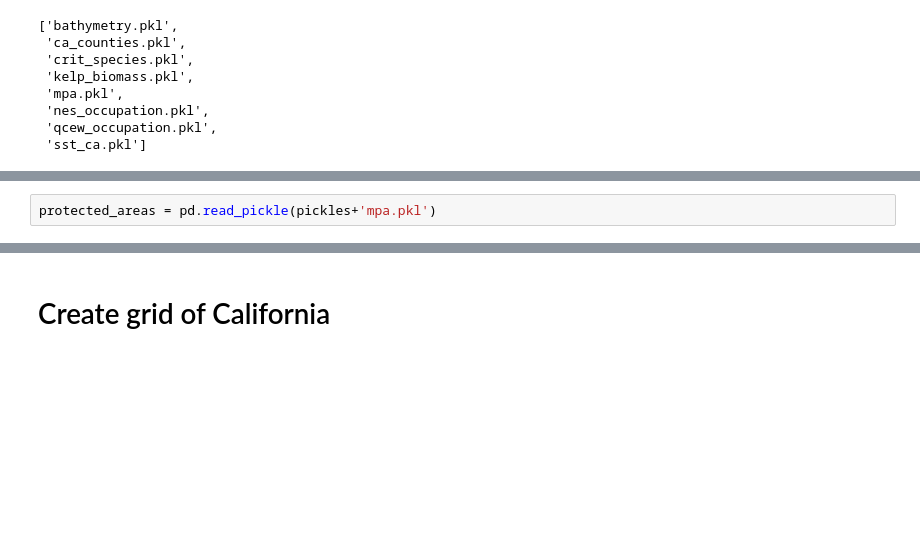
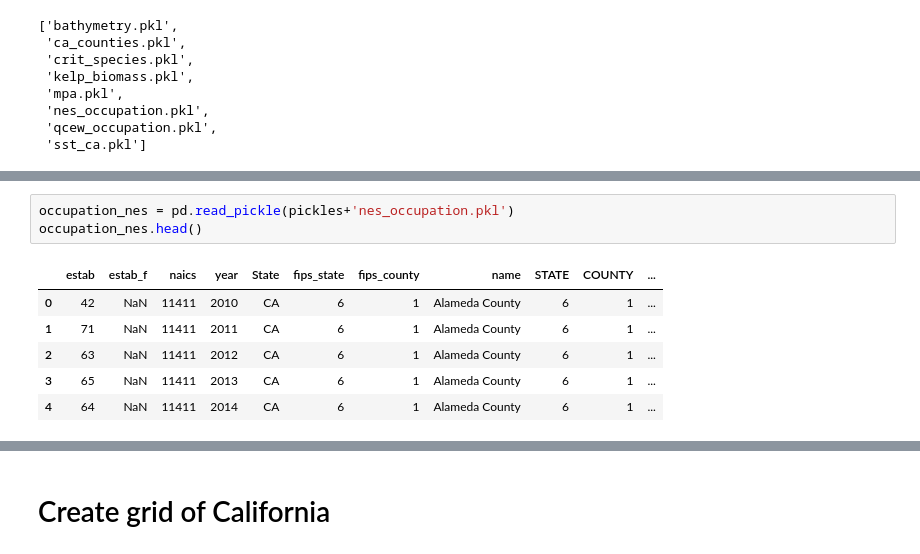
Before and after one commit to UCB-MIDS/Kelp-Capstone, a Jupyter notebook: pipeline/combine_data.ipynb, the cells around one changed output, grey strips where cells are left out. Drawn from its saved outputs; the diff is of its cells as text; blank space fills up the shorter version.

```diff
--- a/pipeline/combine_data.ipynb
+++ b/pipeline/combine_data.ipynb
@@ -34,3 +128,11 @@ AttributeError: module 'pandas' has no attribute 'read_data'
 # %%
-protected_areas = pd.read_pickle(pickles+'mpa.pkl')
+occupation_nes = pd.read_pickle(pickles+'nes_occupation.pkl')
+occupation_nes.head()
+# %% [output]
+|  | estab | estab_f | naics | year | State | fips_state | fips_county | name | STATE | COUNTY | ... |
+| 0 | 42 | NaN | 11411 | 2010 | CA | 6 | 1 | Alameda County | 6 | 1 | ... |
+| 1 | 71 | NaN | 11411 | 2011 | CA | 6 | 1 | Alameda County | 6 | 1 | ... |
+| 2 | 63 | NaN | 11411 | 2012 | CA | 6 | 1 | Alameda County | 6 | 1 | ... |
+| 3 | 65 | NaN | 11411 | 2013 | CA | 6 | 1 | Alameda County | 6 | 1 | ... |
+| 4 | 64 | NaN | 11411 | 2014 | CA | 6 | 1 | Alameda County | 6 | 1 | ... |
 # %%
```
Also changed, not shown: parts of 15 cells of this notebook.
